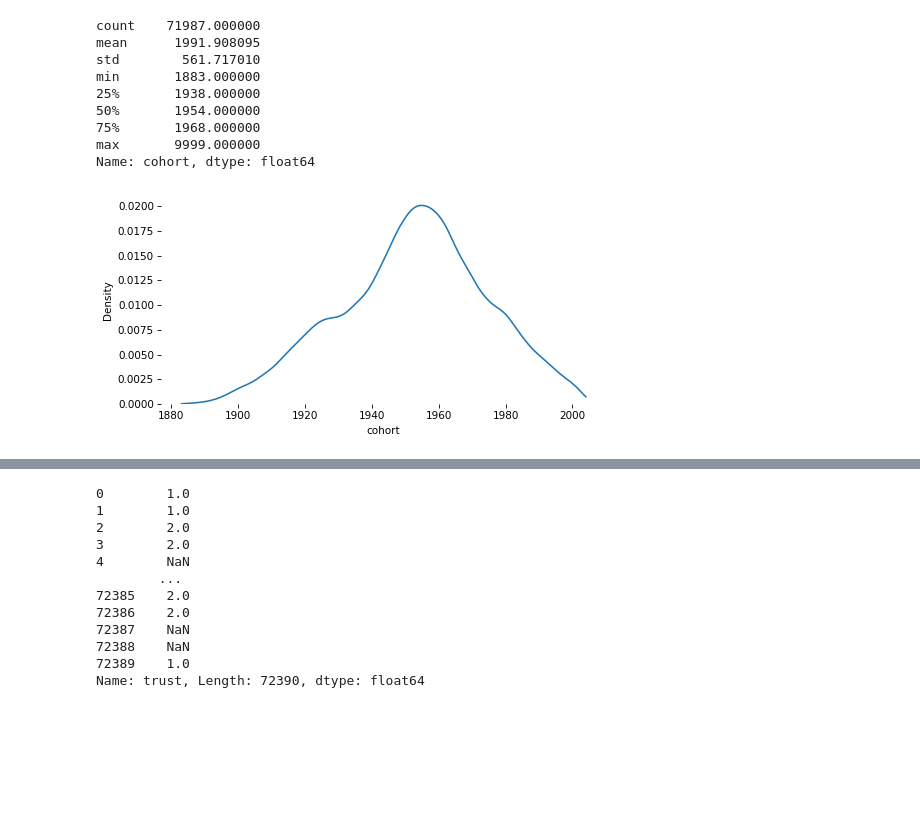
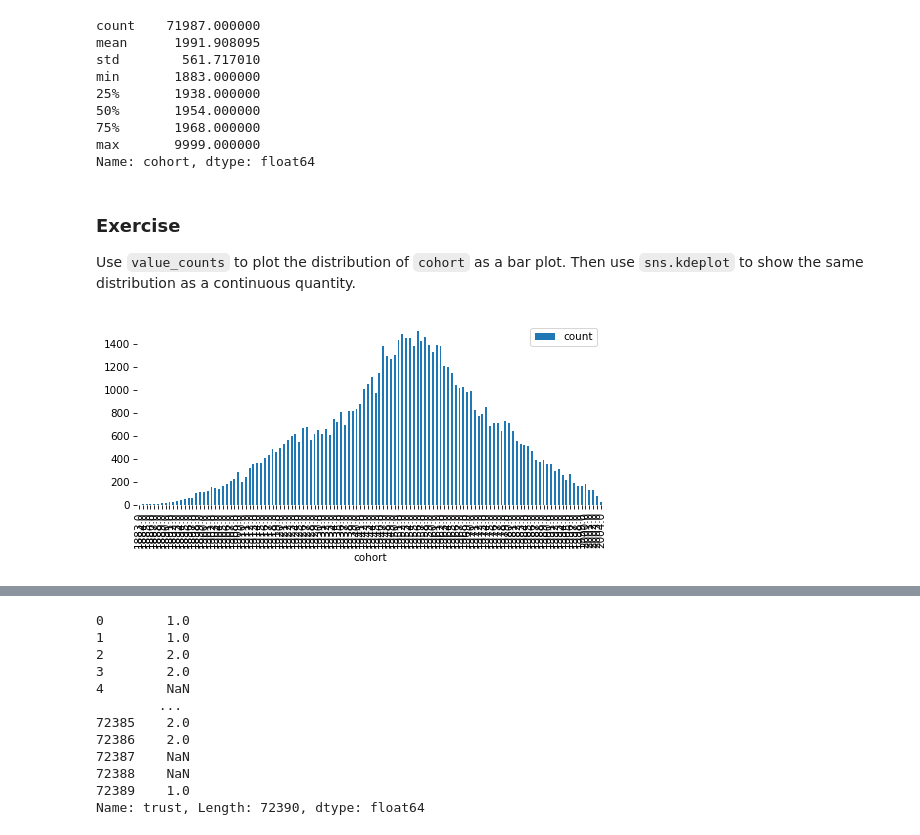
Before and after one commit to AllenDowney/SurveyDataPandas, a Jupyter notebook: _sources/01_simpson.ipynb, the cells around one changed output, grey strips where cells are left out. Saved outputs shown, nothing was run; the diff lists cells and outputs as text; code cells hidden in the pictures; blank space fills up the shorter version.

```diff
--- a/_sources/01_simpson.ipynb
+++ b/_sources/01_simpson.ipynb
@@ -178,10 +191,16 @@ Name: cohort, dtype: float64
 # Solution
 
 gss['cohort'] = gss['cohort'].replace(9999, np.nan)
+# %% [markdown]
+### Exercise
+
+Use `value_counts` to plot the distribution of `cohort` as a bar plot.
+Then use `sns.kdeplot` to show the same distribution as a continuous quantity.
 # %%
 # Solution
 
-sns.kdeplot(gss['cohort'], cut=0)
-decorate()
+pmf = value_counts(gss['cohort'])
+pmf.plot(kind='bar')
+decorate(ylabel='Count')
 # %% [output]
-[figure, old version]
+[figure, new version]
```
Also changed, not shown: parts of 44 cells of this notebook, 10 other files.
